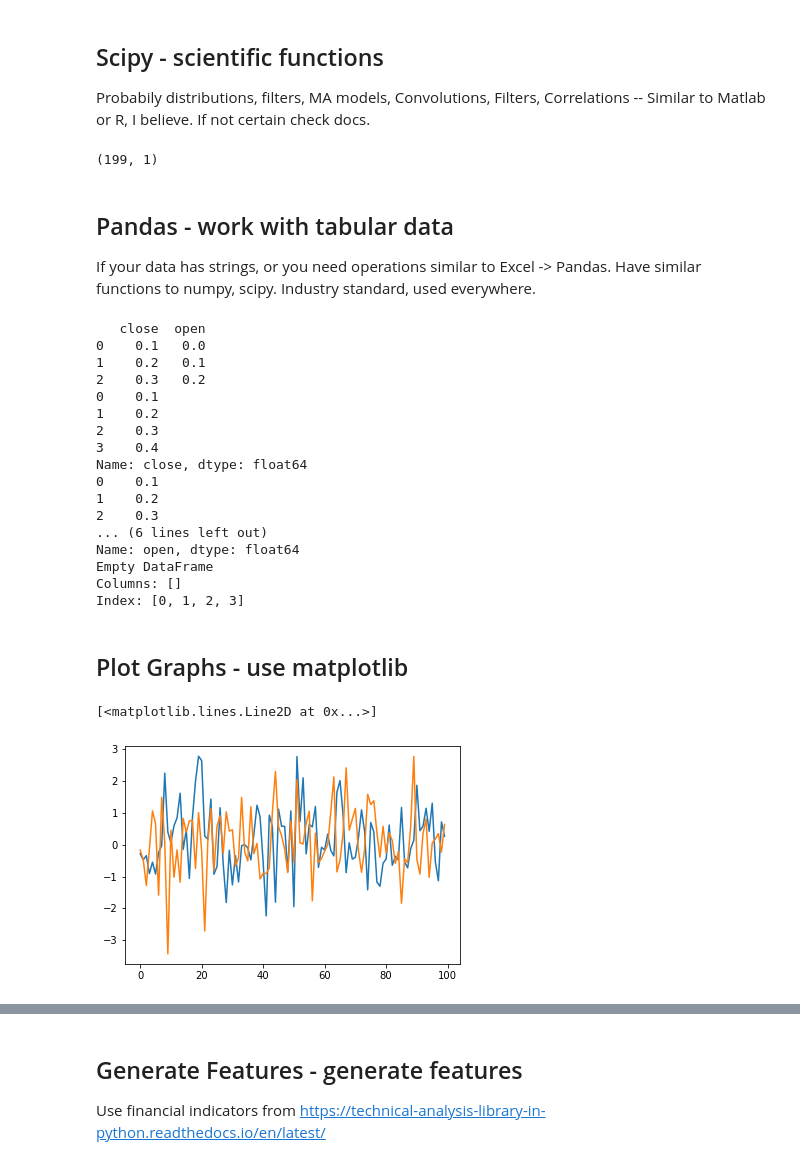
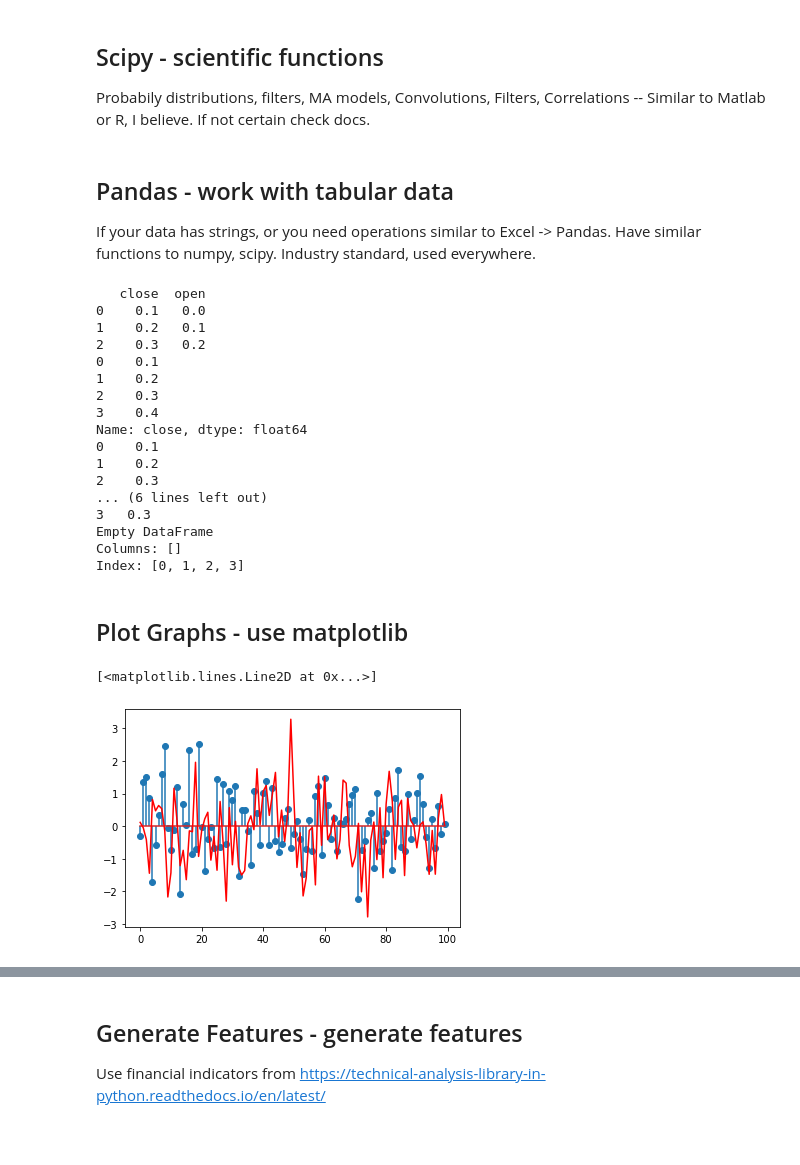
Before and after one commit to Sergeytata/Data-Science-Small-Tutorial, a Jupyter notebook: for_noobs_with_love.ipynb, the cells around one changed output, grey strips where cells are left out. Cells and saved outputs as stored; diff of their text form; code cells hidden in the pictures; blank space fills up the shorter version.

```diff
--- a/for_noobs_with_love.ipynb
+++ b/for_noobs_with_love.ipynb
@@ -40,12 +56,16 @@ create an arbitary matrix, reshape
 ## Scipy - scientific functions
 Probabily distributions, filters, MA models, Convolutions, Filters, Correlations -- Similar to Matlab or R, I believe. If not certain check docs.
 # %%
+from scipy import stats
 a1 = np.random.randn(100,1) # random matrices are taken from numpy. However distributions are taken from scipy - check docs.
 a2 = np.random.randn(100,1)
 a_corr = signal.correlate(a1, a2)
-print(signal.correlate(a1, a2).shape)
+# print(signal.correlate(a1, a2).shape)
+# plt.plot(a1)
+# plt.plot(a2)
+# plt.plot(a_corr)
+# corr = stats.pearsonr(a1, a2)
+# print(corr)
-# %% [output]
-(199, 1)
 # %% [markdown]
 ## Pandas - work with tabular data
 If your data has strings, or you need operations similar to Excel -> Pandas. Have similar functions to numpy, scipy. Industry standard, used everywhere.
@@ -54,8 +74,10 @@ df = pd.DataFrame({'close':[0.1, 0.2, 0.3, 0.4], 'open': [0.0,0.1,0.2,0.3]})
 print(df[0:3]) # slice your data Frame
 print(df['close']) # slice your column
 print(df.pop('close')) # pop your column - remove it from the data frame and return this column
-print(df['open'])
+print(df)
+# y = df.pop('y')
 print(df.drop(columns=['open'])) # drop your column - remove it from the dataframe and return the new dataframe
+# df1 = df[['close', 'open']]
 # %% [output]
    close  open
 0    0.1   0.0
@@ -70,7 +92,7 @@ Name: close, dtype: float64
 1    0.2
 2    0.3
 ... (6 lines left out)
-Name: open, dtype: float64
+3   0.3
 Empty DataFrame
 Columns: []
 Index: [0, 1, 2, 3]
@@ -79,11 +101,11 @@ Index: [0, 1, 2, 3]
 # %%
 #  plot your noise
 # simple plot
-plt.plot(a1)
-plt.plot(a2)
+plt.stem(a1)
+plt.plot(a2, c='red')
 # %% [output]
 [<matplotlib.lines.Line2D at 0x...>]
-[figure, old version]
+[figure, new version]
 # %%
 # advanced plot
 # create figure and axis separately
```
Also changed, not shown: parts of 12 cells of this notebook, 2 other files.
